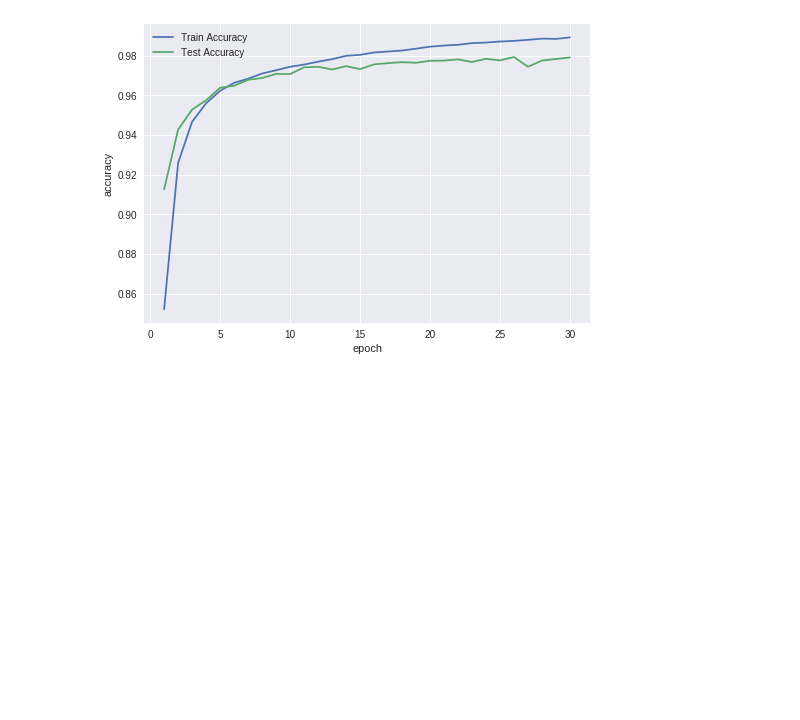
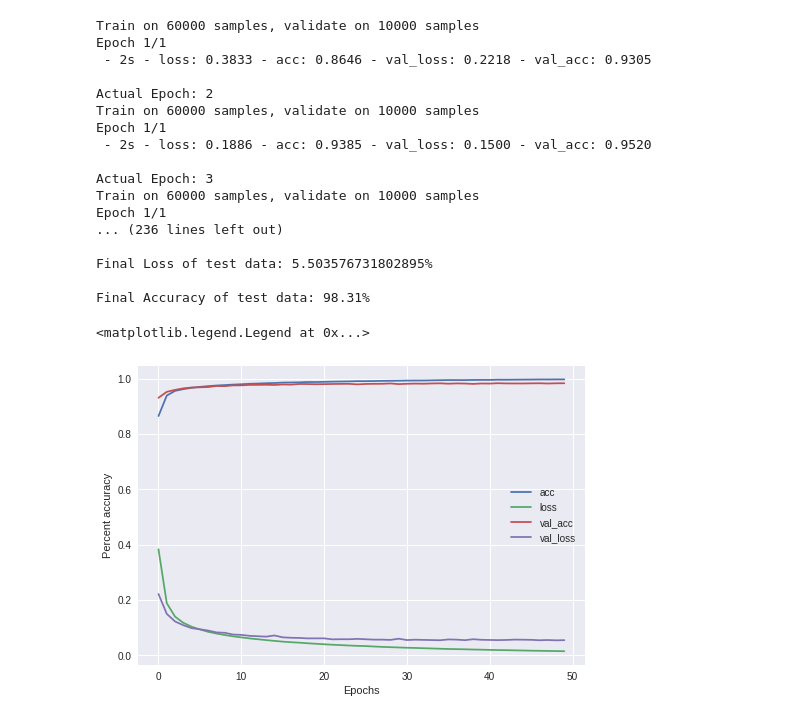
Before and after one commit to vrishi220/MachineLearning, a Jupyter notebook: MLhw1prob5.ipynb, the cells around one changed output. Cells and saved outputs as stored; diff of their text form; code cells hidden in the pictures; blank space fills up the shorter version.

```diff
--- a/MLhw1prob5.ipynb
+++ b/MLhw1prob5.ipynb
@@ -5,34 +5,41 @@ import keras
 from keras.datasets import mnist
 from keras.models import Sequential
 from keras.layers import Dense
-from keras.utils import to_categorical
-
 import matplotlib.pyplot as plt
+import numpy as np
 
 rate, batch_size, classes_size, epochs, input_size, final  = 0.05, 100, 10, 50, 28**2, []
 
-batch_size = 128
-num_classes = 10
-epochs = 30
+# batch_size = 128
+# num_classes = 10
+# epochs = 30
 
 # Reshape the training and testing data of a single dimension by 28*28.
 # Then the values of the reshaped vector are taken as float32 values for the ease of readability.
 # Then the values are divided by 255 (max count for colors) so as to make all values withiin 0 to 1.
 def reshapeAndReduce(X): return X.reshape(X.shape[0],X.shape[1]*X.shape[2]).astype('float32')/255
 
+# Convert vector into an Numpy array of one-hot-encodings which are float values
+def getOneHot(X,classes_size):
+  one_hot_vec = []
+  for i in X: one_hot_vec.append([1 if x == i else 0 for x in range(classes_size)])
+  return np.array(one_hot_vec).astype('float32')
+
 # the data, split between train and test sets
 (x_train, y_train), (x_test, y_test) = mnist.load_data()
 
+# TODO
 for each in (y_train, y_test):
   for i in range(each.shape[0]):
     if each[i] == 8: each[i] = 3
     elif each[i] in [0,6,9]: each[i] = 2
     else: each[i] = 1
 
-x_train, x_test = reshapeAndReduce(x_train), reshapeAndReduce(x_test)
+# Reshape the training and test data.
+X_train, X_test = reshapeAndReduce(x_train), reshapeAndReduce(x_test)
 
-# convert class vectors to binary class matrices
-y_train,y_test = to_categorical(y_train, num_classes), to_categorical(y_test, num_classes)
+# Convert class vector to binary class matrix (one-hot-encoding).
+Y_train, Y_test = getOneHot(y_train, classes_size), getOneHot(y_test, classes_size)
 
 # Initialize a sequential model
 model = Sequential()
@@ -46,18 +53,29 @@ model.add(Dense(units = 10, activation = 'softmax'))
 # We pull metrics for Accuracy
 model.compile(loss=keras.losses.categorical_crossentropy,optimizer=keras.optimizers.SGD(lr=rate),metrics=['accuracy'])
 
+# Initialize a dictionary which contains an array for the 4 main metrics
+fit_history = {'acc':[],'loss':[],'val_acc':[],'val_loss':[]}
 
-hist = model.fit(x_train, y_train, batch_size=batch_size, epochs=epochs, verbose=1, validation_data=(x_test, y_test))
+# Iterate through each epoch
+for i in range(epochs):
 
-score = model.evaluate(x_test, y_test, verbose=0)
-print('Test loss:', score[0])
-print('Test accuracy:', score[1])
-print(score)
-print(hist.history)
+  # Show current epoch
+  print('\nActual Epoch: {}'.format(i+1))
 
-plotaccuracy = plt.plot(range(1,31),hist.history['acc'],range(1,31),hist.history['val_acc'])
-plt.xlabel('epoch')
-plt.ylabel('accuracy')
-plt.legend(('Train Accuracy','Test Accuracy'))
-plt.show(plotaccuracy)
+  # For each epoch train the model against X_train and Y_train and a given test data of X_test and Y_test
+  hist = model.fit(X_train, Y_train, batch_size = batch_size, nb_epoch = 1, verbose = 2, validation_data = (X_test, Y_test))
+
+  # Push the 4 main updated metrics for each run to the fit history dictionaries. This will be used for building a metric plot.
+  for each in fit_history: fit_history[each].append(hist.history[each])
+
+# hist = model.fit(x_train, y_train, batch_size=batch_size, epochs=epochs, verbose=1, validation_data=(x_test, y_test))
+
+# Print out the final metrics once the model is evaluated against the test data
+for i in range(2): print('\nFinal {} of test data: {}%'.format('Loss'if i==0 else 'Accuracy',model.evaluate(X_test, Y_test, verbose = 0)[i]*100))
+
+# Plot the training metrics
+for each in fit_history: k = plt.plot(fit_history[each], label=each)
+
+# Show Plot with legend
+plt.xlabel('Epochs'); plt.ylabel('Percent accuracy'); plt.legend()
 # %% [output]
@@ -81 +83,19 @@ Test accuracy: 0.9791
+Train on 60000 samples, validate on 10000 samples
+Epoch 1/1
+ - 2s - loss: 0.3833 - acc: 0.8646 - val_loss: 0.2218 - val_acc: 0.9305
+
+Actual Epoch: 2
+Train on 60000 samples, validate on 10000 samples
+Epoch 1/1
+ - 2s - loss: 0.1886 - acc: 0.9385 - val_loss: 0.1500 - val_acc: 0.9520
+
+Actual Epoch: 3
+Train on 60000 samples, validate on 10000 samples
+Epoch 1/1
+... (236 lines left out)
+
+Final Loss of test data: 5.503576731802895%
+
+Final Accuracy of test data: 98.31%
+<matplotlib.legend.Legend at 0x...>
-[figure, old version]
+[figure, new version]
```
Also changed, not shown: parts of 1 cell of this notebook.
